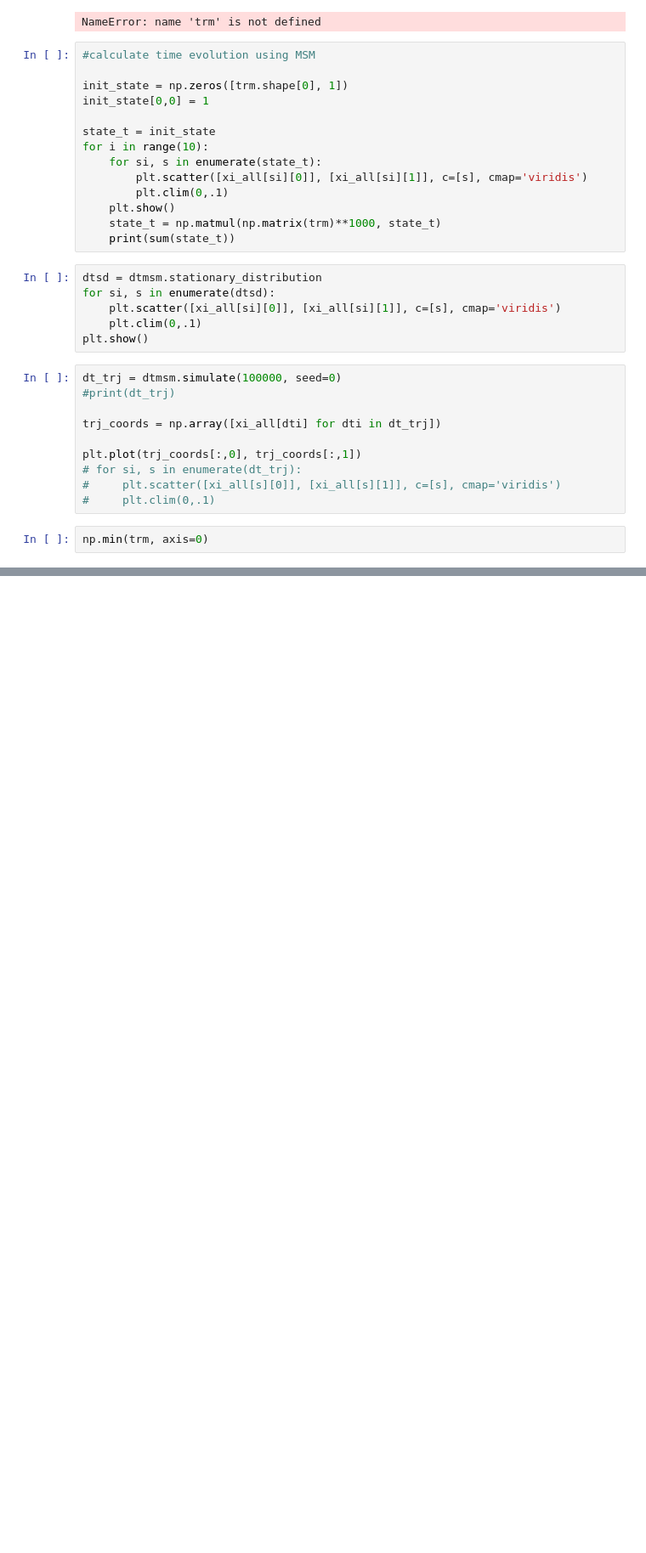
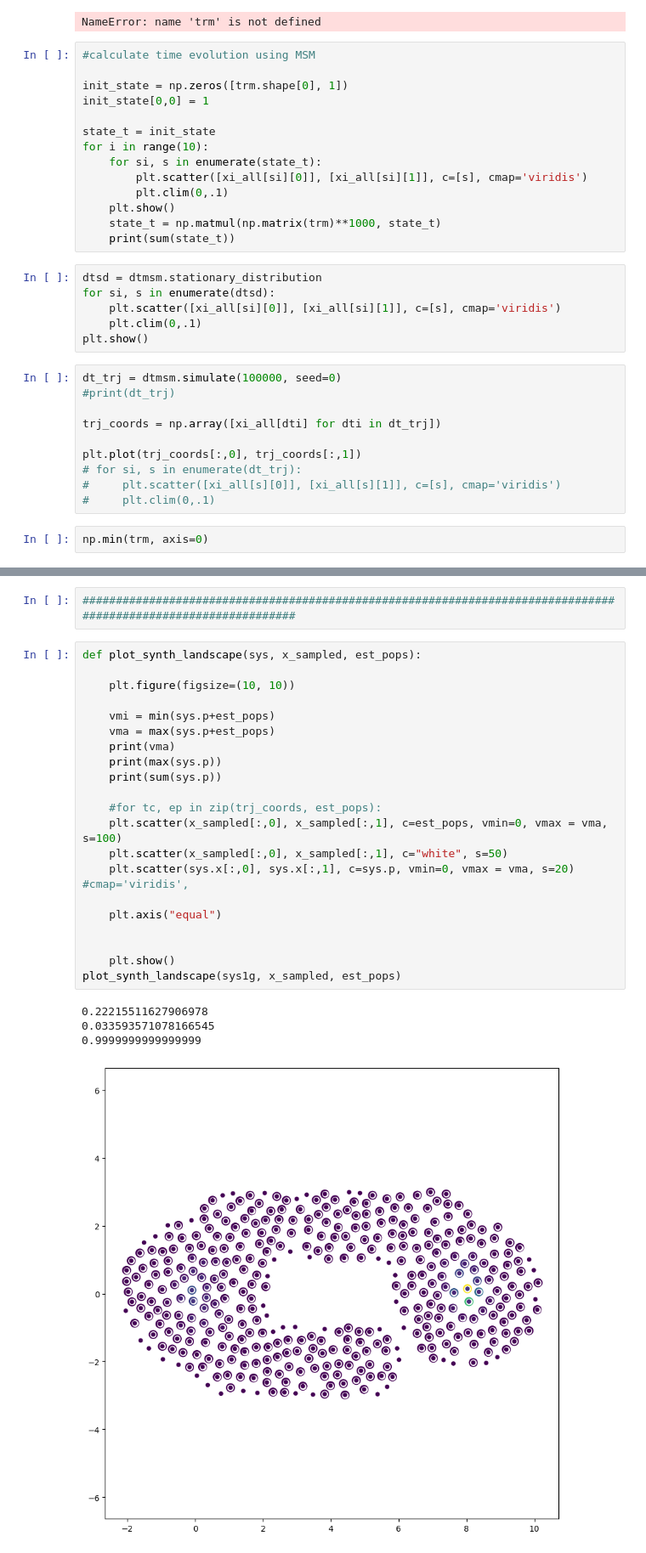
Before and after one commit to JonathanHB/sampling-methods, a Jupyter notebook: energy_landscape_testing_v1.ipynb, the cells around one changed output, grey strips where cells are left out. Shown: that part at 85% size. Drawn from its saved outputs; the diff is of its cells as text; blank space fills up the shorter version.

```diff
--- a/energy_landscape_testing_v1.ipynb
+++ b/energy_landscape_testing_v1.ipynb
@@ -234,0 +266,28 @@ np.min(trm, axis=0)
+# %%
+################################################################################################################
+# %%
+def plot_synth_landscape(sys, x_sampled, est_pops):
+
+    plt.figure(figsize=(10, 10))
+
+    vmi = min(sys.p+est_pops)
+    vma = max(sys.p+est_pops)
+    print(vma)
+    print(max(sys.p))
+    print(sum(sys.p))
+
+    #for tc, ep in zip(trj_coords, est_pops):
+    plt.scatter(x_sampled[:,0], x_sampled[:,1], c=est_pops, vmin=0, vmax = vma, s=100)
+    plt.scatter(x_sampled[:,0], x_sampled[:,1], c="white", s=50)
+    plt.scatter(sys.x[:,0], sys.x[:,1], c=sys.p, vmin=0, vmax = vma, s=20) #cmap='viridis',
+
+    plt.axis("equal")
+
+
+    plt.show()
+plot_synth_landscape(sys1g, x_sampled, est_pops)
+# %% [output]
+0.22215511627906978
+0.033593571078166545
+0.9999999999999999
+[figure, added]
```
Also changed, not shown: parts of 5 cells of this notebook, 7 other files.
